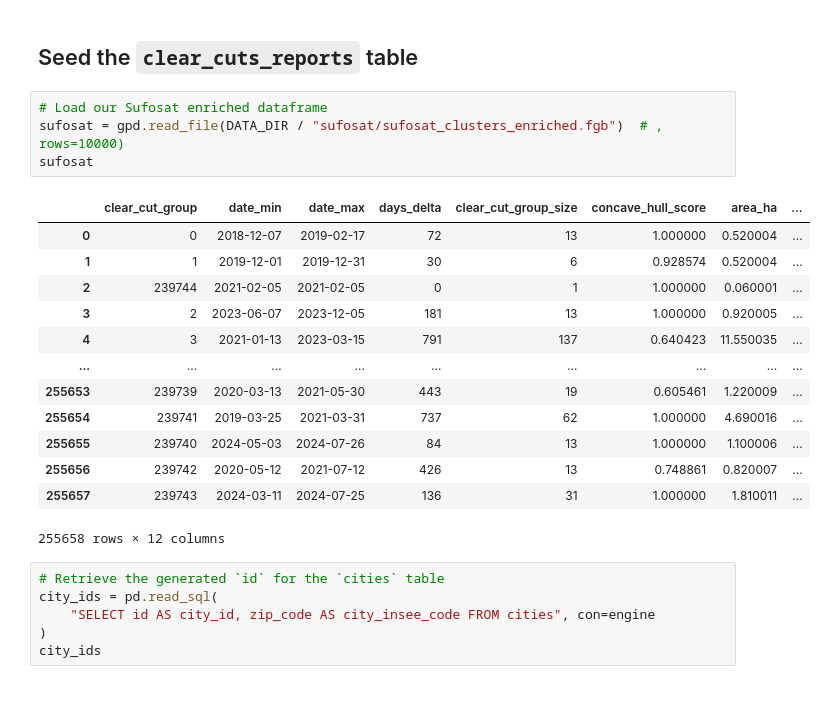
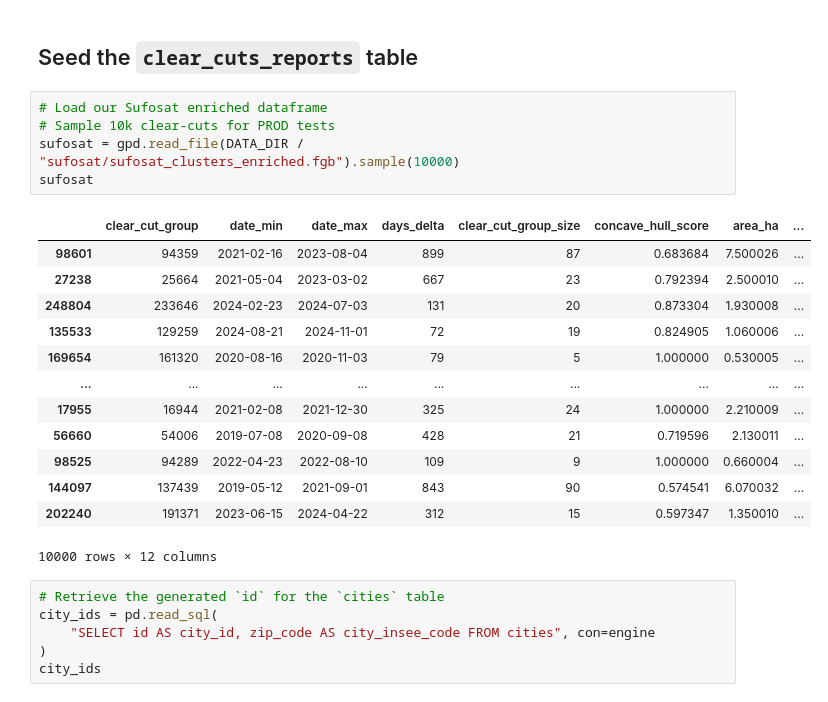
Before and after one commit to dataforgoodfr/13_brigade_coupes_rases, a Jupyter notebook: data_pipeline/bootstrap/notebooks/seed_database.ipynb, the cells around one changed output. Saved outputs shown, nothing was run; the diff lists cells and outputs as text.

Commit message:
Seed prod with 10k sample

```diff
--- a/data_pipeline/bootstrap/notebooks/seed_database.ipynb
+++ b/data_pipeline/bootstrap/notebooks/seed_database.ipynb
@@ -110,22 +114,23 @@ pd.read_sql("SELECT * FROM ecological_zonings LIMIT 10", con=engine)
 ## Seed the `clear_cuts_reports` table
 # %%
 # Load our Sufosat enriched dataframe
-sufosat = gpd.read_file(DATA_DIR / "sufosat/sufosat_clusters_enriched.fgb")  # , rows=10000)
+# Sample 10k clear-cuts for PROD tests
+sufosat = gpd.read_file(DATA_DIR / "sufosat/sufosat_clusters_enriched.fgb").sample(10000)
 sufosat
 # %% [output]
 |  | clear_cut_group | date_min | date_max | days_delta | clear_cut_group_size | concave_hull_score | area_ha | ... |
-| 0 | 0 | 2018-12-07 | 2019-02-17 | 72 | 13 | 1.000000 | 0.520004 | ... |
-| 1 | 1 | 2019-12-01 | 2019-12-31 | 30 | 6 | 0.928574 | 0.520004 | ... |
-| 2 | 239744 | 2021-02-05 | 2021-02-05 | 0 | 1 | 1.000000 | 0.060001 | ... |
-| 3 | 2 | 2023-06-07 | 2023-12-05 | 181 | 13 | 1.000000 | 0.920005 | ... |
-| 4 | 3 | 2021-01-13 | 2023-03-15 | 791 | 137 | 0.640423 | 11.550035 | ... |
+| 98601 | 94359 | 2021-02-16 | 2023-08-04 | 899 | 87 | 0.683684 | 7.500026 | ... |
+| 27238 | 25664 | 2021-05-04 | 2023-03-02 | 667 | 23 | 0.792394 | 2.500010 | ... |
+| 248804 | 233646 | 2024-02-23 | 2024-07-03 | 131 | 20 | 0.873304 | 1.930008 | ... |
+| 135533 | 129259 | 2024-08-21 | 2024-11-01 | 72 | 19 | 0.824905 | 1.060006 | ... |
+| 169654 | 161320 | 2020-08-16 | 2020-11-03 | 79 | 5 | 1.000000 | 0.530005 | ... |
 | ... | ... | ... | ... | ... | ... | ... | ... | ... |
-| 255653 | 239739 | 2020-03-13 | 2021-05-30 | 443 | 19 | 0.605461 | 1.220009 | ... |
-| 255654 | 239741 | 2019-03-25 | 2021-03-31 | 737 | 62 | 1.000000 | 4.690016 | ... |
-| 255655 | 239740 | 2024-05-03 | 2024-07-26 | 84 | 13 | 1.000000 | 1.100006 | ... |
-| 255656 | 239742 | 2020-05-12 | 2021-07-12 | 426 | 13 | 0.748861 | 0.820007 | ... |
-| 255657 | 239743 | 2024-03-11 | 2024-07-25 | 136 | 31 | 1.000000 | 1.810011 | ... |
+| 17955 | 16944 | 2021-02-08 | 2021-12-30 | 325 | 24 | 1.000000 | 2.210009 | ... |
+| 56660 | 54006 | 2019-07-08 | 2020-09-08 | 428 | 21 | 0.719596 | 2.130011 | ... |
+| 98525 | 94289 | 2022-04-23 | 2022-08-10 | 109 | 9 | 1.000000 | 0.660004 | ... |
+| 144097 | 137439 | 2019-05-12 | 2021-09-01 | 843 | 90 | 0.574541 | 6.070032 | ... |
+| 202240 | 191371 | 2023-06-15 | 2024-04-22 | 312 | 15 | 0.597347 | 1.350010 | ... |
-255658 rows × 12 columns
+10000 rows × 12 columns
 # %%
 # Retrieve the generated `id` for the `cities` table
 city_ids = pd.read_sql(
```
Also changed, not shown: parts of 17 cells of this notebook.
